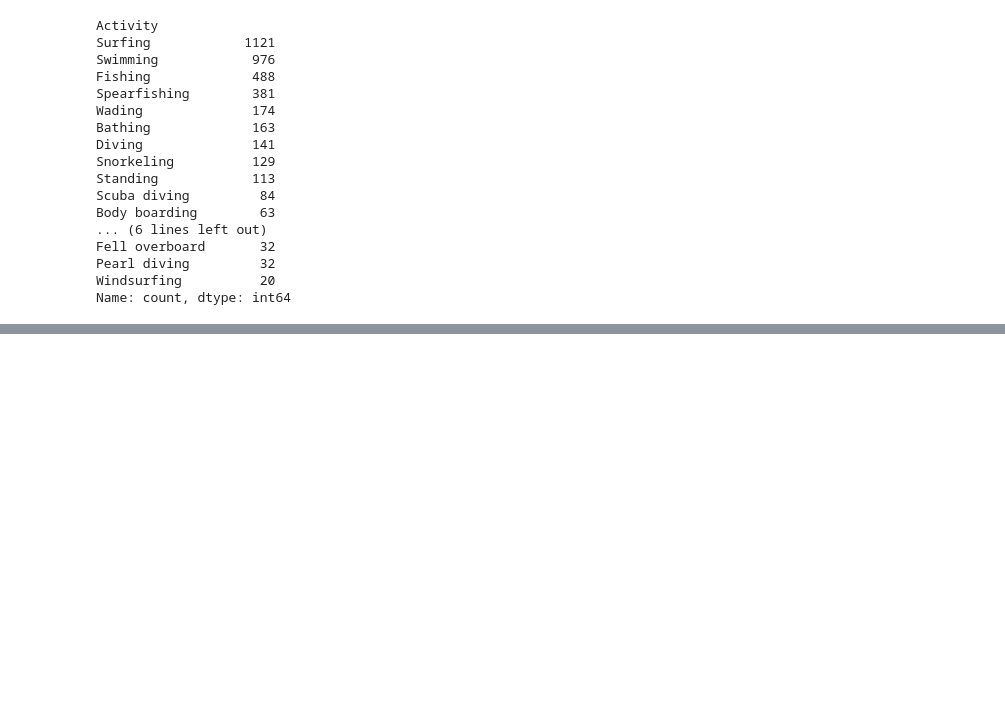
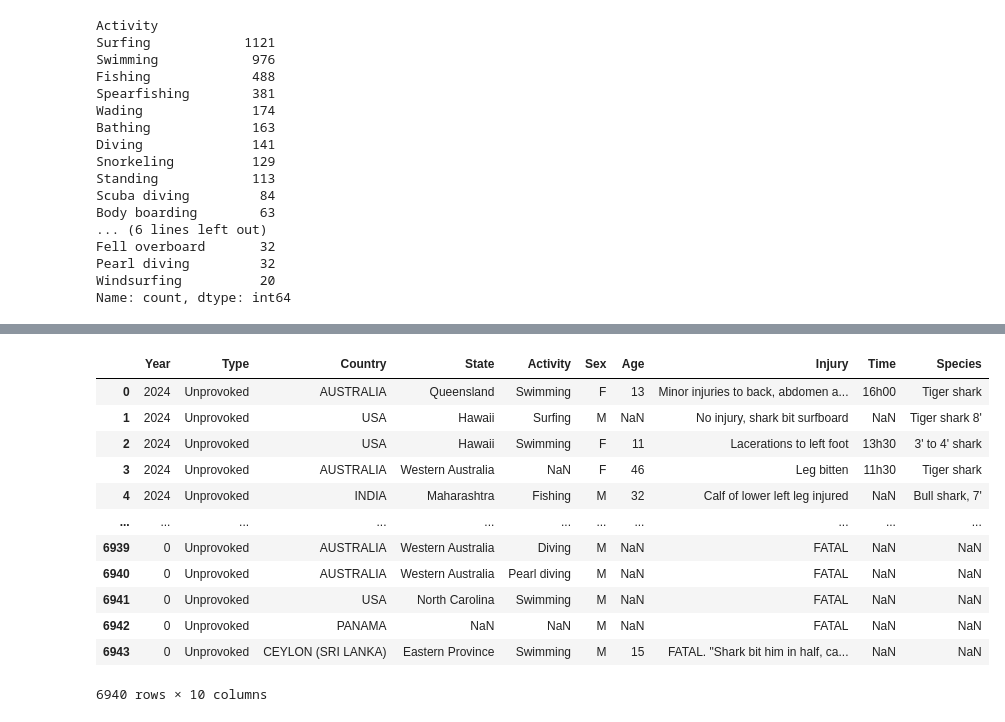
Before and after one commit to laasmaoficiere/shark_attack_mp, a Jupyter notebook: shark_2.ipynb, the cells around one changed output, grey strips where cells are left out. Cells and saved outputs as stored; diff of their text form; code cells hidden in the pictures; blank space fills up the shorter version.

```diff
--- a/shark_2.ipynb
+++ b/shark_2.ipynb
@@ -248,0 +287,2 @@ Name: count, dtype: int64
+# %%
+shark_df = shark_df.dropna(subset = ['Year'])
@@ -248,0 +328,16 @@ Name: count, dtype: int64
+# %%
+shark_df
+# %% [output]
+|  | Year | Type | Country | State | Activity | Sex | Age | Injury | Time | Species |
+| 0 | 2024 | Unprovoked | AUSTRALIA | Queensland | Swimming | F | 13 | Minor injuries to back, abdomen a... | 16h00 | Tiger shark |
+| 1 | 2024 | Unprovoked | USA | Hawaii | Surfing | M | NaN | No injury, shark bit surfboard | NaN | Tiger shark 8' |
+| 2 | 2024 | Unprovoked | USA | Hawaii | Swimming | F | 11 | Lacerations to left foot | 13h30 | 3' to 4' shark |
+| 3 | 2024 | Unprovoked | AUSTRALIA | Western Australia | NaN | F | 46 | Leg bitten | 11h30 | Tiger shark |
+| 4 | 2024 | Unprovoked | INDIA | Maharashtra | Fishing | M | 32 | Calf of lower left leg injured | NaN | Bull shark, 7' |
+| ... | ... | ... | ... | ... | ... | ... | ... | ... | ... | ... |
+| 6939 | 0 | Unprovoked | AUSTRALIA | Western Australia | Diving | M | NaN | FATAL | NaN | NaN |
+| 6940 | 0 | Unprovoked | AUSTRALIA | Western Australia | Pearl diving | M | NaN | FATAL | NaN | NaN |
+| 6941 | 0 | Unprovoked | USA | North Carolina | Swimming | M | NaN | FATAL | NaN | NaN |
+| 6942 | 0 | Unprovoked | PANAMA | NaN | NaN | M | NaN | FATAL | NaN | NaN |
+| 6943 | 0 | Unprovoked | CEYLON (SRI LANKA) | Eastern Province | Swimming | M | 15 | FATAL. "Shark bit him in half, ca... | NaN | NaN |
+6940 rows × 10 columns
```
Also changed, not shown: parts of 21 cells of this notebook.
